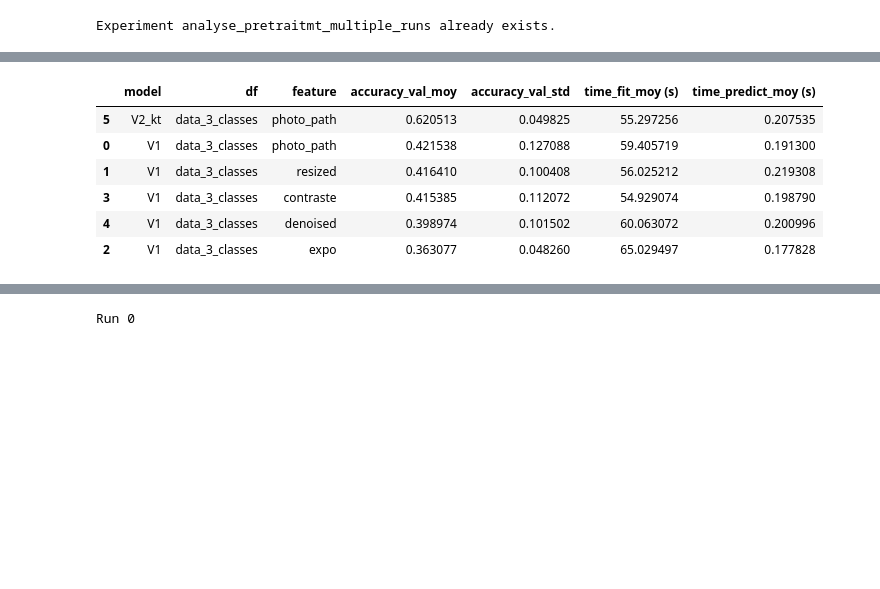
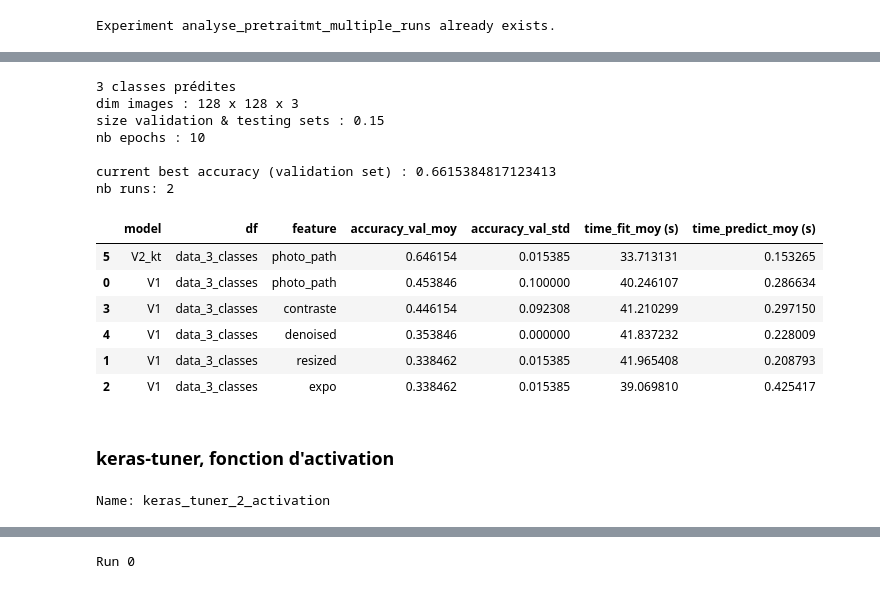
Before and after one commit to Kiwinokoto/OC_projet_6_Classer_des_images, a Jupyter notebook: Oudelet_Kevin_2_notebook_model_perso_180324.ipynb, the cells around one changed output, grey strips where cells are left out. Cells and saved outputs as stored; diff of their text form; code cells hidden in the pictures; blank space fills up the shorter version.

Commit message:
back to keras tuner (+tracking)

```diff
--- a/Oudelet_Kevin_2_notebook_model_perso_180324.ipynb
+++ b/Oudelet_Kevin_2_notebook_model_perso_180324.ipynb
@@ -124,11 +124,9 @@ alea = 42 # pour fixer les ttsplits et tjs travailler sur les mm datasets
 # En revanche l'initialisation des poids des modèles restera aléatoire,
 # pour pouvoir comparer les resultats sur +ieurs runs.
 
-epochs = 10
+epochs = 15
 
-nb_runs = 2 # 3 la journée, 100 le soir
-
-save_models = False
+nb_runs = 50 # 2-3 le matin, 50-100 le soir
 
 pickle_path_model = './pickle_best/ze_model.pkl'
 pickle_path_accuracy = './pickle_best/best_accuracy_val.pkl'
@@ -136,8 +134,10 @@ pickle_path_params = './pickle_best/best_params.pkl'
 
 try:
     best_acc = pickle.load(open(pickle_path_accuracy, 'rb'))
+    best_parameters = pickle.load(open(pickle_path_params, 'rb'))
 except:
     best_acc = 0.3
 
 print(best_acc)
+pprint(best_parameters)
 # %% [output]
@@ -653,8 +669,10 @@ parameters = {
 }
 
 
-def save_model_if_better_than_the_best(model=model, acc=val_acc_ref, best_acc=best_acc,
-                                       best_params=parameters):
+def save_model_if_better_than_the_best(model=model, acc=val_acc_ref, best_params=parameters):
+
+    global best_acc
+
     if acc > best_acc:
         print(f'Improving! Accuracy up to {acc}')
         best_acc = acc
@@ -671,7 +689,5 @@ def save_model_if_better_than_the_best(model=model, acc=val_acc_ref, best_acc=be
         with open(pickle_path_params, 'wb') as f:
             pickle.dump(best_params, f)
 
-    return best_acc
 
-
-best_acc = save_model_if_better_than_the_best()
+save_model_if_better_than_the_best()
@@ -785,14 +806,8 @@ with mlflow.start_run(run_name="4_processed_features_once", experiment_id=experi
         print('\n', feature)
         with mlflow.start_run(run_name=f'{feature}', nested=True) as child:
             print(f'RUN ID child_{feature}: {child.info.run_id}', '\n')
-            model, accuracy_val, params, results = test_feature(df=data, feature=feature)
-            best_acc = save_model_if_better_than_the_best(model=model,
-                                                          acc=accuracy_val,
-                                                          best_acc=best_acc,
-                                                          best_params=parameters)
+            accuracy_val = test_feature(df=data, feature=feature)
             all_metrics[f'accuracy_{feature}'] = accuracy_val
-            # Append a new row for this model
-            model_results.append(results)
 
     print('\n')
     pprint(all_metrics)
@@ -1268,16 +1338,36 @@ Best Hyperparameters:
 # %%
-affichage_results()
+affichage_results(best_acc=best_acc)
 
 # Enfin un écart significatif !
 # std tjs élevé (tjs l'aléatoire / initialisation)
 # %% [output]
+3 classes prédites
+dim images : 128 x 128 x 3
+size validation & testing sets : 0.15
+nb epochs : 10
+
+current best accuracy (validation set) : 0.6615384817123413
+nb runs: 2
 |  | model | df | feature | accuracy_val_moy | accuracy_val_std | time_fit_moy (s) | time_predict_moy (s) |
-| 5 | V2_kt | data_3_classes | photo_path | 0.620513 | 0.049825 | 55.297256 | 0.207535 |
-| 0 | V1 | data_3_classes | photo_path | 0.421538 | 0.127088 | 59.405719 | 0.191300 |
-| 1 | V1 | data_3_classes | resized | 0.416410 | 0.100408 | 56.025212 | 0.219308 |
-| 3 | V1 | data_3_classes | contraste | 0.415385 | 0.112072 | 54.929074 | 0.198790 |
-| 4 | V1 | data_3_classes | denoised | 0.398974 | 0.101502 | 60.063072 | 0.200996 |
-| 2 | V1 | data_3_classes | expo | 0.363077 | 0.048260 | 65.029497 | 0.177828 |
+| 5 | V2_kt | data_3_classes | photo_path | 0.646154 | 0.015385 | 33.713131 | 0.153265 |
+| 0 | V1 | data_3_classes | photo_path | 0.453846 | 0.100000 | 40.246107 | 0.286634 |
+| 3 | V1 | data_3_classes | contraste | 0.446154 | 0.092308 | 41.210299 | 0.297150 |
+| 4 | V1 | data_3_classes | denoised | 0.353846 | 0.000000 | 41.837232 | 0.228009 |
+| 1 | V1 | data_3_classes | resized | 0.338462 | 0.015385 | 41.965408 | 0.208793 |
+| 2 | V1 | data_3_classes | expo | 0.338462 | 0.015385 | 39.069810 | 0.425417 |
+# %% [markdown]
+### keras-tuner, fonction d'activation
+# %%
+experiment_id = create_mlflow_experiment(
+    experiment_name='keras_tuner_2_activation',
+    artifact_location="./mlruns/artifacts",
+    tags={"model": "V3", "preprocessing": 'no_norm', "feature": "photo_path", 'target': '3_classes'},
+)
+
+experiment = get_mlflow_experiment(experiment_id=experiment_id)
+print("Name: {}".format(experiment.name))
+# %% [output]
+Name: keras_tuner_2_activation
 # %%
 # Continuons en testant la fonction d'activation relu
 
```
Also changed, not shown: parts of 23 cells of this notebook, 8 other files.
